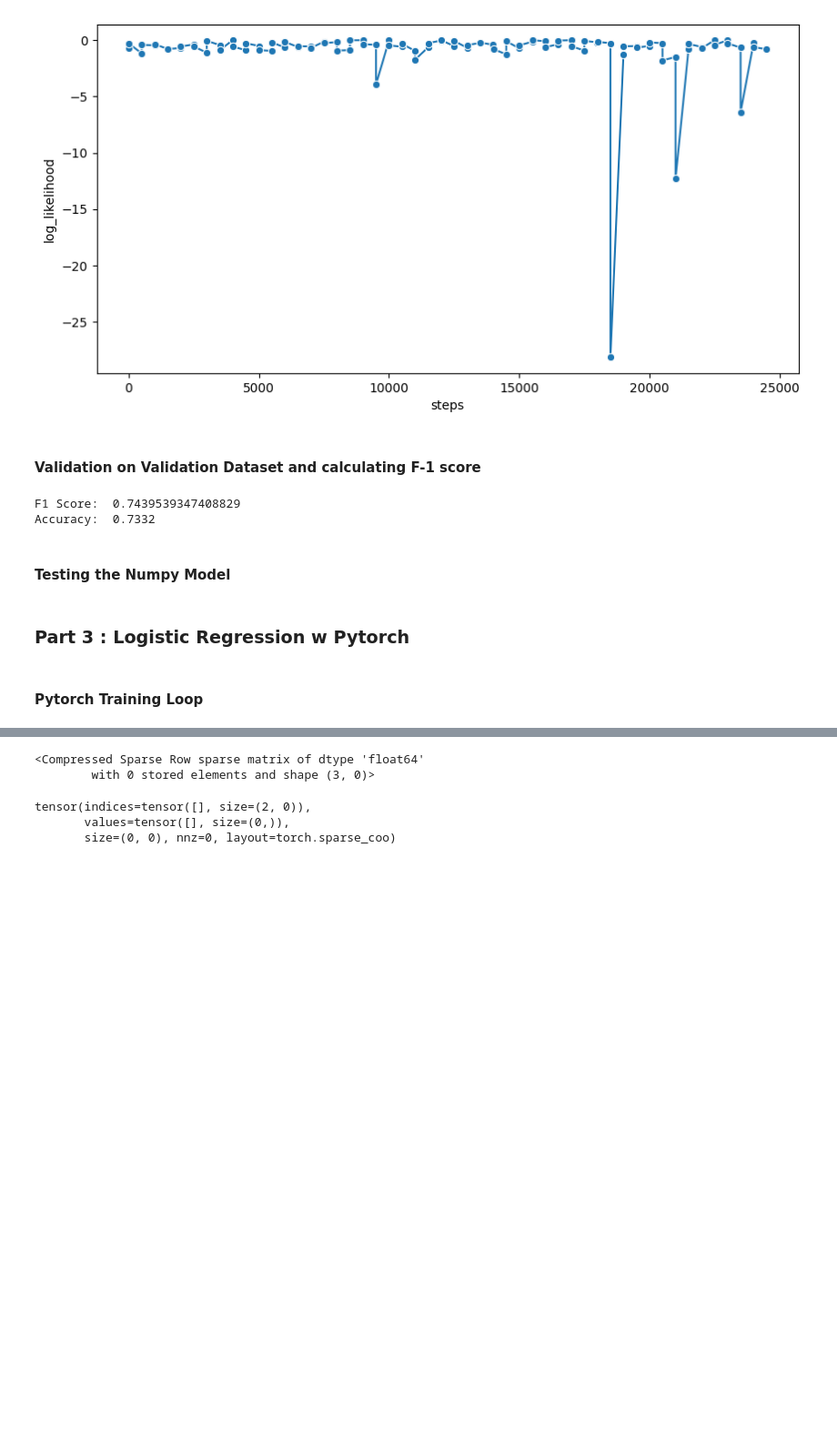
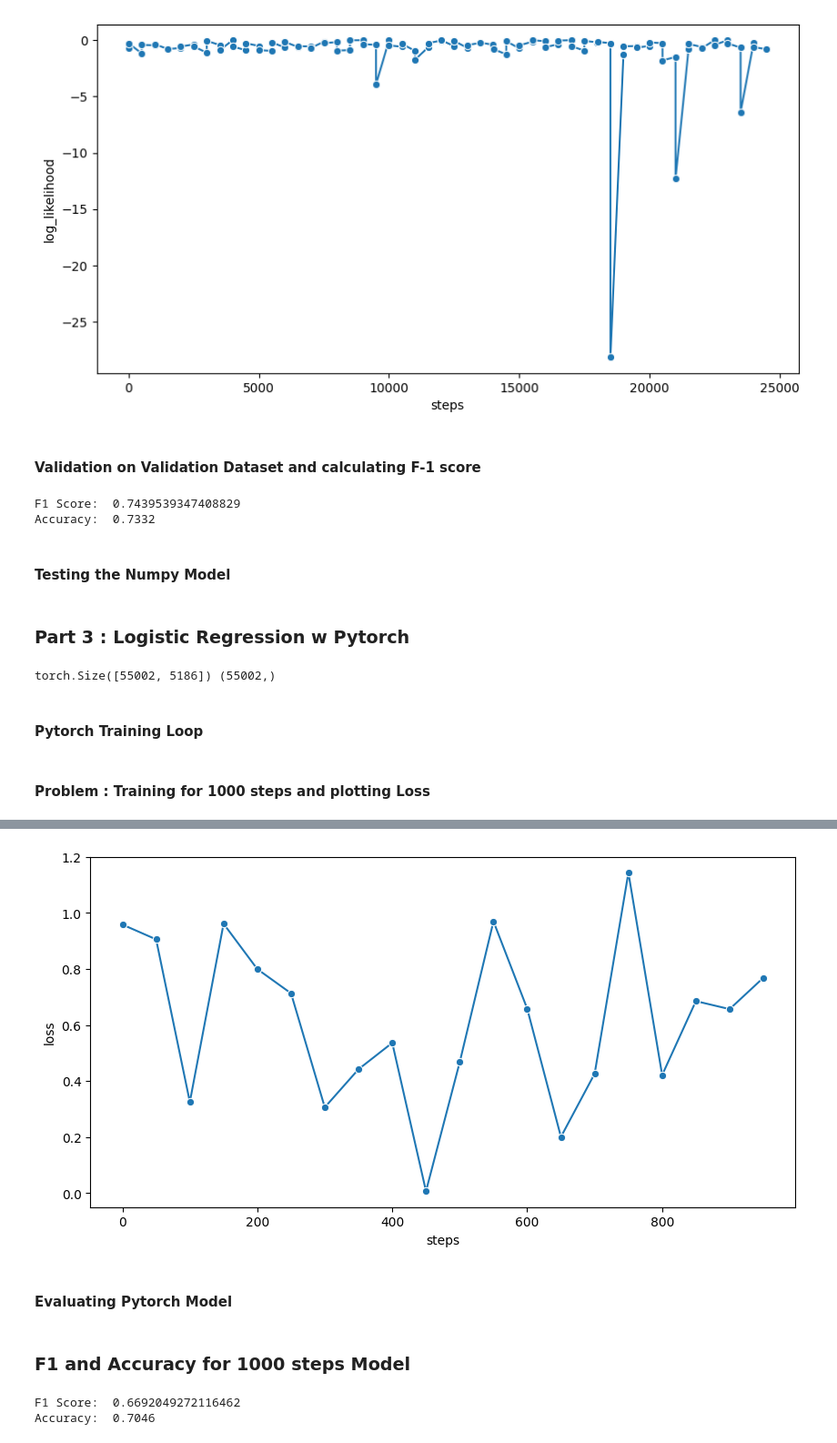
Before and after one commit to nandanasheri/cse595-hw1, a Jupyter notebook: model.ipynb, the cells around one changed output, grey strips where cells are left out. Shown at 91% size. Saved outputs shown, nothing was run; the diff lists cells and outputs as text; code cells hidden in the pictures; blank space fills up the shorter version.

Commit message:
finished pytorch training loop

```diff
--- a/model.ipynb
+++ b/model.ipynb
@@ -124,9 +124,13 @@ def create_sparse_matrix(documents : list):
     return sparse_td_matrix, indices
 
 # create a vector from a singular document of text
-def create_document_vector(text, indices):
+def create_document_vector(text, indices, numpy=True):
     tokens = better_tokenize(text)
-    row = [0] * (len(indices) + 1)
+    # extra feature for bias in the case of numpy though we don't need it for pytorch
+    if numpy:
+        row = [0] * (len(indices) + 1)
+    else:
+        row = [0] * (len(indices))
     for token in tokens:
         if token in indices:
             row[indices[token]] += 1
@@ -328,22 +332,29 @@ class LogisticRegression(nn.Module):
         # input features would be the size of the vocabulary - how many features should we train on?
         self.linear = nn.Linear(in_features = vocab_size, out_features=1)
         self.vocab_size = vocab_size
+        self.sigmoid = nn.Sigmoid()
 
     # forward takes in input sparse matrix - documents with all features
     def forward(self, x):
         # pass the linear layer output into sigmoid function and return the probability
-        x = nn.Sigmoid(self.linear(x))
-        return x
+        x = self.linear(x)
+        return self.sigmoid(x)
 # %%
 # setting up term document matrix and class labels as a vector
 df = pandas.read_csv("train.csv")
 
 # create a sparse matrix for all training documents
 matrix, indices = create_sparse_matrix(df["generation"])
+
+X_tensor = to_sparse_tensor(matrix)
 Y_class = create_class_vector(df['label'].values)
 
 # number of columns of feature vectors
 vocab_size = matrix.shape[1]
+
+print(X_tensor.size(), Y_class.shape)
+# %% [output]
+torch.Size([55002, 5186]) (55002,)
 # %%
 model = LogisticRegression(vocab_size)
 learning_rate = 5e-5
@@ -353,25 +364,36 @@ optimizer = torch.optim.SGD(model.parameters(), lr=learning_rate)
 #### Pytorch Training Loop
 # %%
 def train(X_tensor, Y, num_step, epochs = 1, plot=20):
+    losses = []
     for epoch in range(epochs):  # loop over the dataset multiple times
-        running_loss = 0.0
         for i in range(num_step):
             row_ind = random.randint(0, X_tensor.size(0))
             inputs = X_tensor[row_ind]
-            label = Y[row_ind]
+
+            label = torch.tensor([Y[row_ind]], dtype=torch.float32)
             # zero out parameter gradients - they accumulate by default in pytorch
             optimizer.zero_grad()
+            # forward pass
+            output = model(inputs)
 
-            # forward pass
-            outputs = model(inputs)
-            loss = bce_loss(outputs, label)
+            loss = bce_loss(output, label)
             # backward pass
             loss.backward()
             # update parameters with respect to loss
             optimizer.step()
 
-            # print statistics
-            running_loss += loss.item()
-            if i % 2000 == 1999:    # print every 2000 mini-batches
-                print(f'[{epoch + 1}, {i + 1:5d}] loss: {running_loss / 2000:.3f}')
-                running_loss = 0.0
+            if i % plot == 0:
+                each_loss = loss.item()
+                print(f'[{i}] loss: {each_loss}')
+                losses.append((i + epoch,each_loss))
+    return losses
+# %% [markdown]
+#### Problem : Training for 1000 steps and plotting Loss
+# %%
+losses = train(X_tensor, Y_class, 1000, 1, 50)
+
+plt.figure(figsize=(10, 5))
+
+sns.lineplot(data=pandas.DataFrame(losses, columns=['steps', 'loss']), x="steps", y="loss", marker="o")
+plt.show()
+# %% [output]
@@ -377,0 +420 @@ def train(X_tensor, Y, num_step, epochs = 1, plot=20):
+[figure, added]
@@ -378,12 +453,15 @@ def train(X_tensor, Y, num_step, epochs = 1, plot=20):
+# %% [markdown]
+#### Evaluating Pytorch Model
+# %% [markdown]
+### F1 and Accuracy for 1000 steps Model
 # %%
-documents_test = ["I like the cat!", "the cat eats.", "i saw this cat and it was adorable i like it so much"]
-matrix, indices = create_sparse_matrix(documents_test)
+# setting up term document matrix and class labels as a vector
+df_eval = pandas.read_csv("dev.csv")
+Y_class_eval = create_class_vector(df_eval['label'].values)
 
-print(matrix)
-to_sparse_tensor(matrix)
+# number of columns of feature vectors
+vocab_size = matrix.shape[1]
+evaluate(df_eval, Y_class_eval, indices, model)
 # %% [output]
-<Compressed Sparse Row sparse matrix of dtype 'float64'
-        with 0 stored elements and shape (3, 0)>
+F1 Score:  0.6692049272116462
+Accuracy:  0.7046
-tensor(indices=tensor([], size=(2, 0)),
-       values=tensor([], size=(0,)),
-       size=(0, 0), nnz=0, layout=torch.sparse_coo)
```
Also changed, not shown: parts of 3 cells of this notebook.
